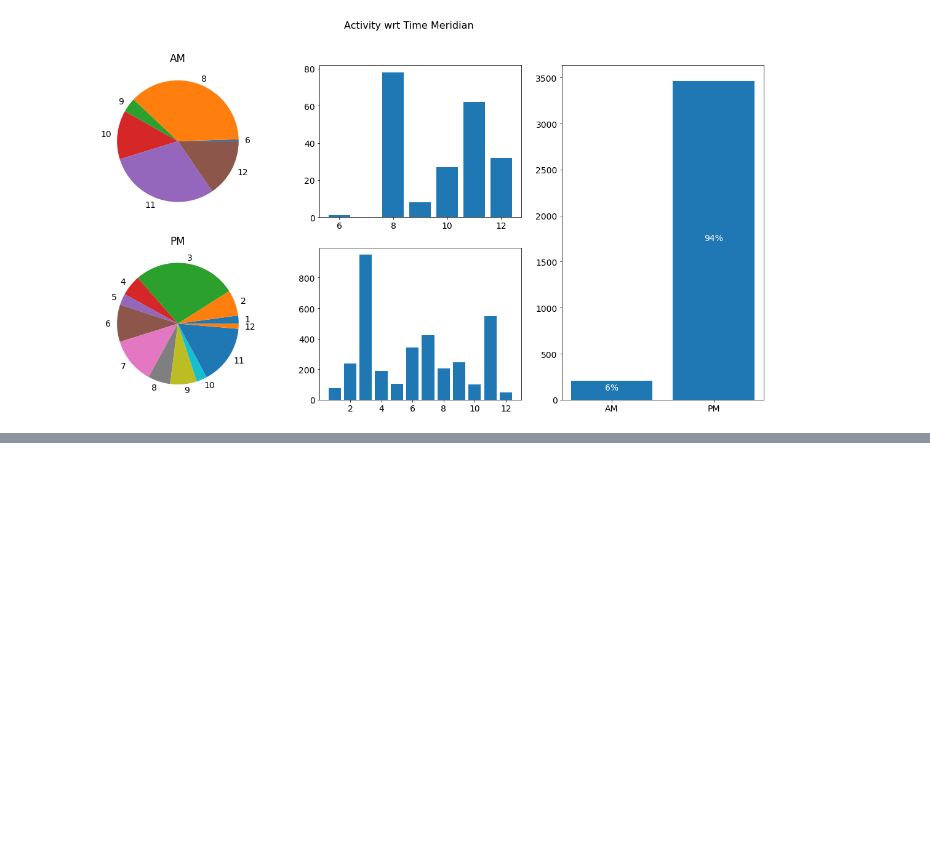
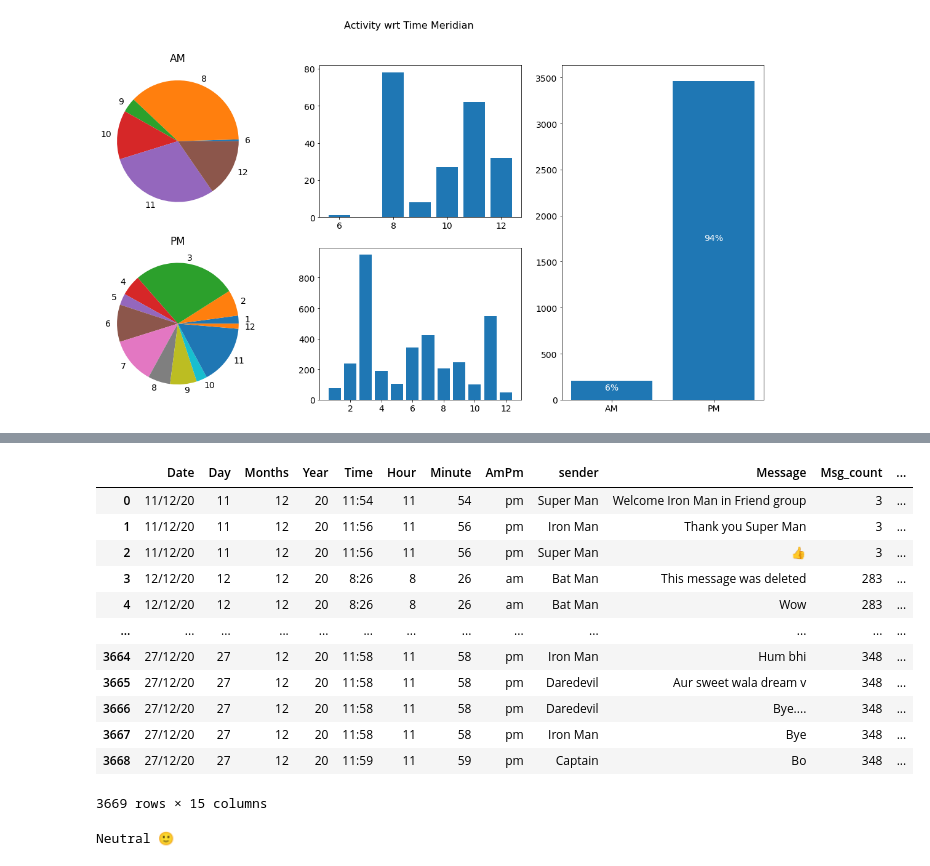
Before and after one commit to Tariqueakhtar/Machine-Learning, a Jupyter notebook: whatsapp chat analysis/whatsapp_data_analysis.ipynb, the cells around one changed output, grey strips where cells are left out. Saved outputs shown, nothing was run; the diff lists cells and outputs as text; code cells hidden in the pictures; blank space fills up the shorter version.

```diff
--- a/whatsapp chat analysis/whatsapp_data_analysis.ipynb
+++ b/whatsapp chat analysis/whatsapp_data_analysis.ipynb
@@ -226,6 +225,18 @@ for i in range(0,10):
 plt.show()
 # %% [output]
 [figure]
+# %%
+from plotly import express as px
+z = df['Date'].value_counts()
+z1 = z.to_dict() #converts to dictionary
+df['Msg_count'] = df['Date'].map(z1)
+### Timeseries plot
+fig = px.line(x=df['Date'],y=df['Msg_count'])
+fig.update_layout(title='Analysis of number of messages using TimeSeries plot.',
+                  xaxis_title='Month',
+                  yaxis_title='No. of Messages')
+fig.update_xaxes(nticks=20)
+fig.show()
 # %% [markdown]
 ### 3.2 Activity Throughout Day
 # %%
@@ -262,3 +273,12 @@ ax5.annotate(text = str(round(100*len(pmhours)/(len(amhours)+len(pmhours)))) + "
 plt.show()
 # %% [output]
 [figure]
+# %%
+import nltk
+nltk.downloader.download('vader_lexicon')
+from nltk.sentiment.vader import SentimentIntensityAnalyzer
+sentiments = SentimentIntensityAnalyzer()
+
+df["Positive"] = [sentiments.polarity_scores(i)["pos"] for i in df["Message"]]
+df["Negative"] = [sentiments.polarity_scores(i)["neg"] for i in df["Message"]]
+df["Neutral"] = [sentiments.polarity_scores(i)["neu"] for i in df["Message"]]
@@ -264,0 +289,31 @@ plt.show()
+# %%
+df
+# %% [output]
+|  | Date | Day | Months | Year | Time | Hour | Minute | AmPm | sender | Message | Msg_count | ... |
+| 0 | 11/12/20 | 11 | 12 | 20 | 11:54 | 11 | 54 | pm | Super Man | Welcome Iron Man in Friend group | 3 | ... |
+| 1 | 11/12/20 | 11 | 12 | 20 | 11:56 | 11 | 56 | pm | Iron Man | Thank you Super Man | 3 | ... |
+| 2 | 11/12/20 | 11 | 12 | 20 | 11:56 | 11 | 56 | pm | Super Man | 👍 | 3 | ... |
+| 3 | 12/12/20 | 12 | 12 | 20 | 8:26 | 8 | 26 | am | Bat Man | This message was deleted | 283 | ... |
+| 4 | 12/12/20 | 12 | 12 | 20 | 8:26 | 8 | 26 | am | Bat Man | Wow | 283 | ... |
+| ... | ... | ... | ... | ... | ... | ... | ... | ... | ... | ... | ... | ... |
+| 3664 | 27/12/20 | 27 | 12 | 20 | 11:58 | 11 | 58 | pm | Iron Man | Hum bhi | 348 | ... |
+| 3665 | 27/12/20 | 27 | 12 | 20 | 11:58 | 11 | 58 | pm | Daredevil | Aur sweet wala dream v | 348 | ... |
+| 3666 | 27/12/20 | 27 | 12 | 20 | 11:58 | 11 | 58 | pm | Daredevil | Bye.... | 348 | ... |
+| 3667 | 27/12/20 | 27 | 12 | 20 | 11:58 | 11 | 58 | pm | Iron Man | Bye | 348 | ... |
+| 3668 | 27/12/20 | 27 | 12 | 20 | 11:59 | 11 | 59 | pm | Captain | Bo | 348 | ... |
+3669 rows × 15 columns
+# %%
+x = sum(df["Positive"])
+y = sum(df["Negative"])
+z = sum(df["Neutral"])
+
+def sentiment_score(a, b, c):
+    if (a>b) and (a>c):
+        print("Positive 😊 ")
+    elif (b>a) and (b>c):
+        print("Negative 😠 ")
+    else:
+        print("Neutral 🙂 ")
+sentiment_score(x, y, z)
+# %% [output]
+Neutral 🙂
```
Also changed, not shown: parts of 3 cells of this notebook.
